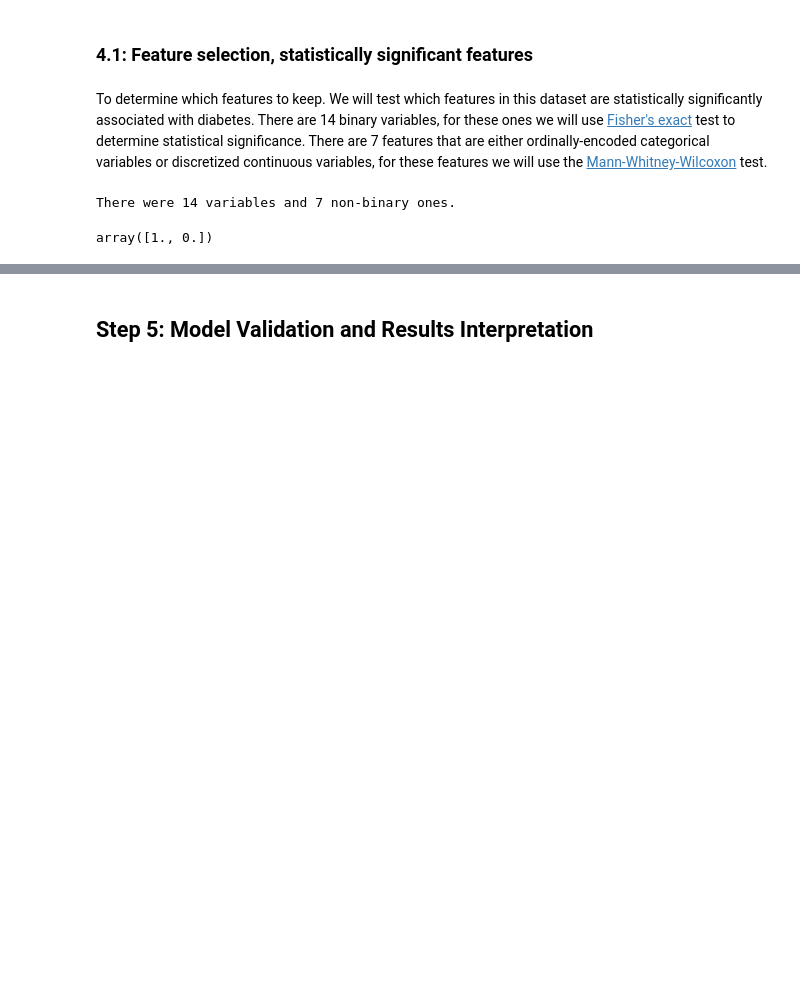
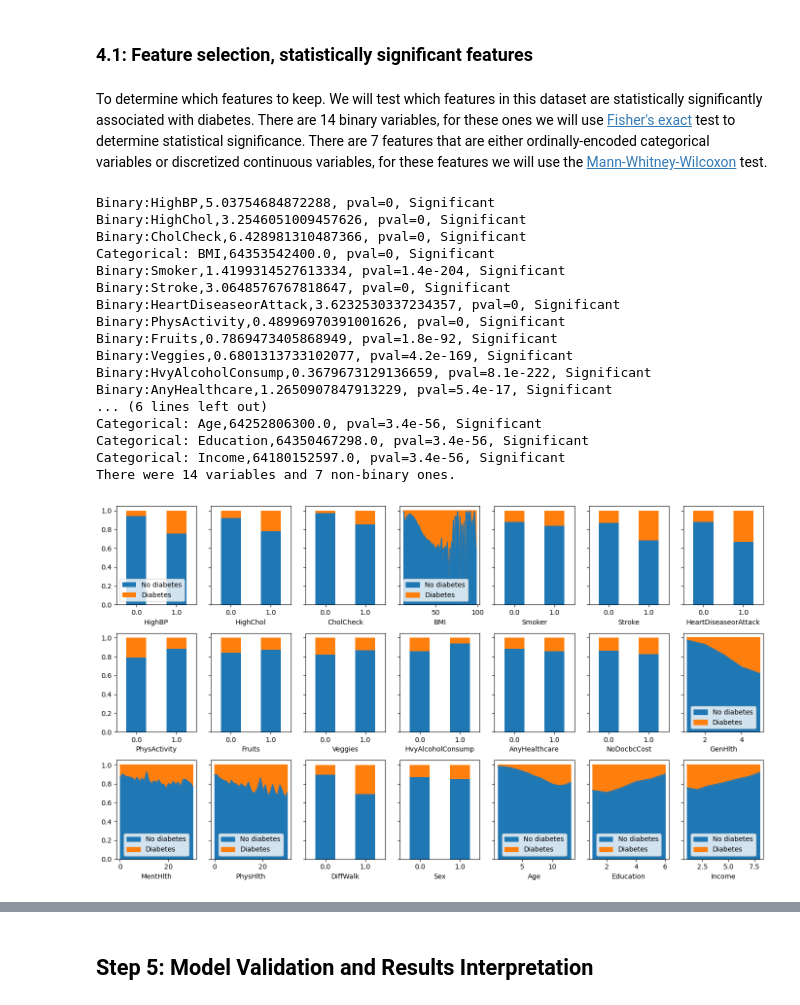
Before and after one commit to edjuaro/DiabetesMLPredictor, a Jupyter notebook: Step0_data_preprocessing.ipynb, the cells around one changed output, grey strips where cells are left out. Saved outputs shown, nothing was run; the diff lists cells and outputs as text; code cells hidden in the pictures; blank space fills up the shorter version.

Commit message:
Adding some plots for feature selection

```diff
--- a/Step0_data_preprocessing.ipynb
+++ b/Step0_data_preprocessing.ipynb
@@ -418,17 +426,77 @@ rf_df.sort_values(by='avg F1',ascending=False)
 ### 4.1: Feature selection, statistically significant features
 # %% [markdown]
 To determine which features to keep. We will test which features in this dataset are statistically significantly associated with diabetes. There are 14 binary variables, for these ones we will use [Fisher's exact](https://docs.scipy.org/doc/scipy/reference/generated/scipy.stats.fisher_exact.html) test to determine statistical significance. There are 7 features that are either ordinally-encoded categorical variables or discretized continuous variables, for these features we will use the [Mann-Whitney-Wilcoxon](https://docs.scipy.org/doc/scipy/reference/generated/scipy.stats.mannwhitneyu.html) test.
+# %%
+def make_contingency_table(col,y):
+    # cont_table =pd.DataFrame(columns=[col.name,'Diabetes'])
+    # cont_table[col.name] = col.values
+    vals = col.values
+    # cont_table['Diabetes'] = y
+    diabetes = y.values
+    return pd.crosstab(vals,diabetes,rownames=[col.name],colnames=['Diabetes'])
+
+# make_contingency_table(df[col],y)
 # %%
+from scipy.stats import fisher_exact
+from scipy.stats import chi2_contingency
+from scipy.stats import mannwhitneyu
+
+fig, axes = plt.subplots(nrows=3, ncols=7, figsize=(14, 8),sharey=True)
+# Flatten the axes array (makes it easier to iterate over)
+axes = axes.flatten()
+
+i=0
+alpha=0.05
 binary = 0
 for col in df.columns:
+    cont_table = make_contingency_table(df[col],y)
+    no_diabetes = cont_table[0]
+    diabetes = cont_table[1]
+    index = cont_table.index
+    new_plot = pd.DataFrame({'No diabetes': no_diabetes,'Diabetes': diabetes}, index=index)
+
     if len(df[col].unique())==2: #Binary variables
         binary+=1
+        res = fisher_exact(cont_table, alternative='two-sided')
+        # res = chi2_contingency(make_contingency_table(df[col],y),lambda_="log-likelihood")
+        if res.pvalue<=alpha: significant='Significant'
+        else: significant= "Not significant"
+        print(f"Binary:{col},{res.statistic}, pval={res.pvalue:.2g}, {significant}")
 
+        #make plot
 
+        ax = new_plot.apply(lambda row: row/row.sum(),axis=1).plot.bar(rot=0,stacked=True,ax=axes[i])
+        if i==0:
+            ax.legend(loc=3)
+        else:
+            ax.legend().remove()
+            # axes[i].get_legend().remove()
+    else:
+        #Categorical variables
+        U1, p = mannwhitneyu(df[col],y, method='asymptotic')
+        if p<=alpha: significant='Significant'
+        else: significant= "Not significant"
+        print(f"Categorical: {col},{U1}, pval={res.pvalue:.2g}, {significant}")
+        ax = new_plot.apply(lambda row: row/row.sum(),axis=1).plot.area(rot=0,stacked=True,ax=axes[i])
+    i+=1
+plt.tight_layout()
 print(f'There were {binary} variables and {len(df.columns)-binary} non-binary ones.')
 # %% [output]
+Binary:HighBP,5.03754684872288, pval=0, Significant
+Binary:HighChol,3.2546051009457626, pval=0, Significant
+Binary:CholCheck,6.428981310487366, pval=0, Significant
+Categorical: BMI,64353542400.0, pval=0, Significant
+Binary:Smoker,1.4199314527613334, pval=1.4e-204, Significant
+Binary:Stroke,3.0648576767818647, pval=0, Significant
+Binary:HeartDiseaseorAttack,3.6232530337234357, pval=0, Significant
+Binary:PhysActivity,0.48996970391001626, pval=0, Significant
+Binary:Fruits,0.7869473405868949, pval=1.8e-92, Significant
+Binary:Veggies,0.6801313733102077, pval=4.2e-169, Significant
+Binary:HvyAlcoholConsump,0.3679673129136659, pval=8.1e-222, Significant
+Binary:AnyHealthcare,1.2650907847913229, pval=5.4e-17, Significant
+... (6 lines left out)
+Categorical: Age,64252806300.0, pval=3.4e-56, Significant
+Categorical: Education,64350467298.0, pval=3.4e-56, Significant
+Categorical: Income,64180152597.0, pval=3.4e-56, Significant
 There were 14 variables and 7 non-binary ones.
+[figure, added]
-# %%
-df[col].unique()
-# %% [output]
-array([1., 0.])
```
Also changed, not shown: parts of 5 cells of this notebook.
